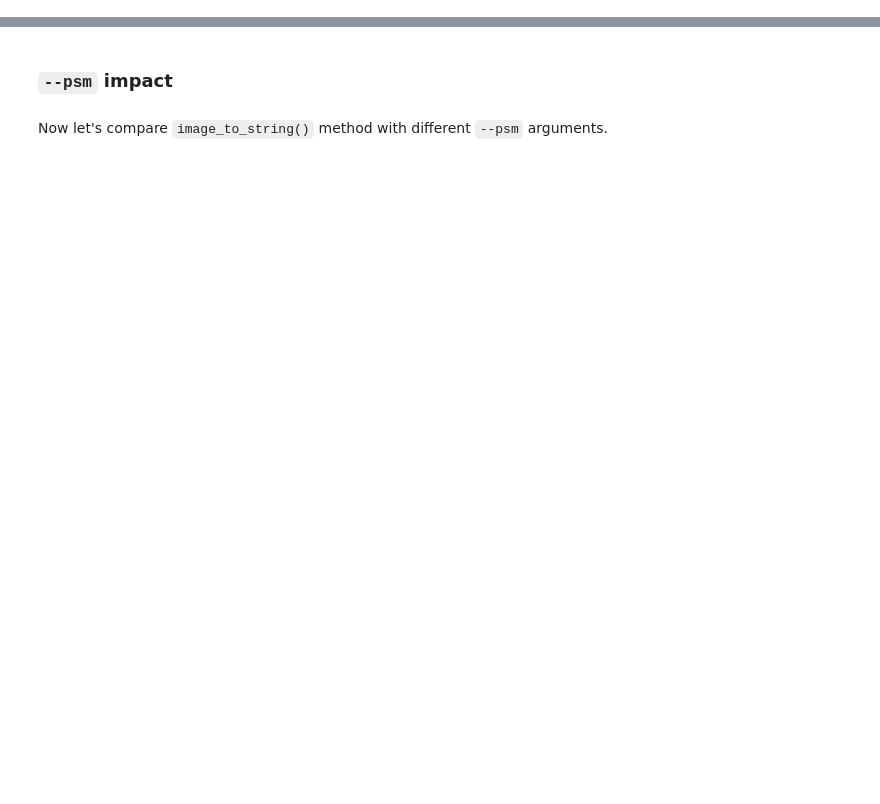
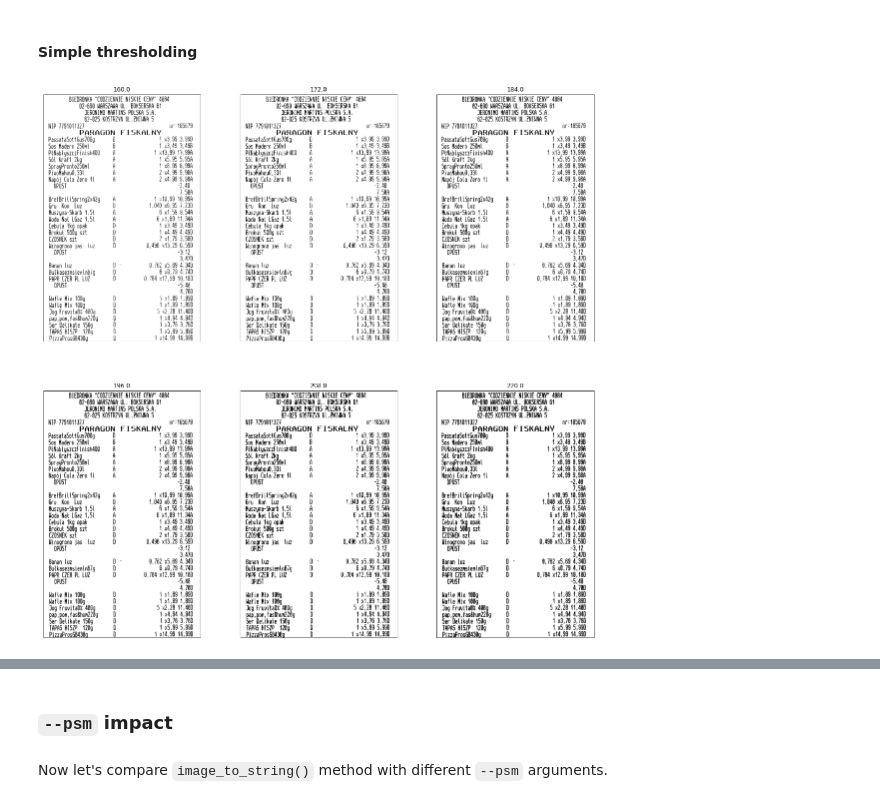
Before and after one commit to MichSobo/OCR-Receipts, a Jupyter notebook: notebooks/process_image.ipynb, the cells around one changed output, grey strips where cells are left out. Drawn from its saved outputs; the diff is of its cells as text; code cells hidden in the pictures; blank space fills up the shorter version.

```diff
--- a/notebooks/process_image.ipynb
+++ b/notebooks/process_image.ipynb
@@ -45,6 +64,0 @@ cv2.waitKey()
-# %%
-# Get content from raw images
-raw_contents = {}
-for dpi, img in raw_imgs.items():
-    raw_contents[dpi] = pytesseract.image_to_string(cv2.cvtColor(img, cv2.COLOR_BGR2RGB),
-                                                   config='--psm 4')
@@ -77,2 +211,3 @@ SUMA PLN 274,28                         |SUMA PLN 274,28
 # %%
-img = raw_imgs[300]
+raw_img = raw_imgs['300 dpi']
+raw_img_content = raw_imgs_content['300 dpi']
@@ -78,0 +222,2 @@ img = raw_imgs[300]
+# %%
+raw_img_crop = raw_img[50:1485, 0:raw_img.shape[1]]
@@ -78,0 +230,18 @@ img = raw_imgs[300]
+# %% [markdown]
+#### Simple thresholding
+# %%
+# Show binarised images wih different threshold values
+fig, ax = plt.subplots(2, 3, figsize=(20, 20), subplot_kw={'xticks': [], 'yticks': []})
+
+thresholds = np.linspace(160, 220, 6).reshape(2, 3)
+imgs_simple_thresh = {}
+
+for i in range(2):
+    for j in range(3):
+        img = cv.threshold(raw_img_crop, thresholds[i][j], 255, cv.THRESH_BINARY)[1]
+        imgs_simple_thresh[thresholds[i][j]] = img
+
+        ax[i][j].imshow(img)
+        ax[i][j].set_title(thresholds[i][j])
+# %% [output]
+[figure, added]
```
Also changed, not shown: parts of 80 cells of this notebook.
